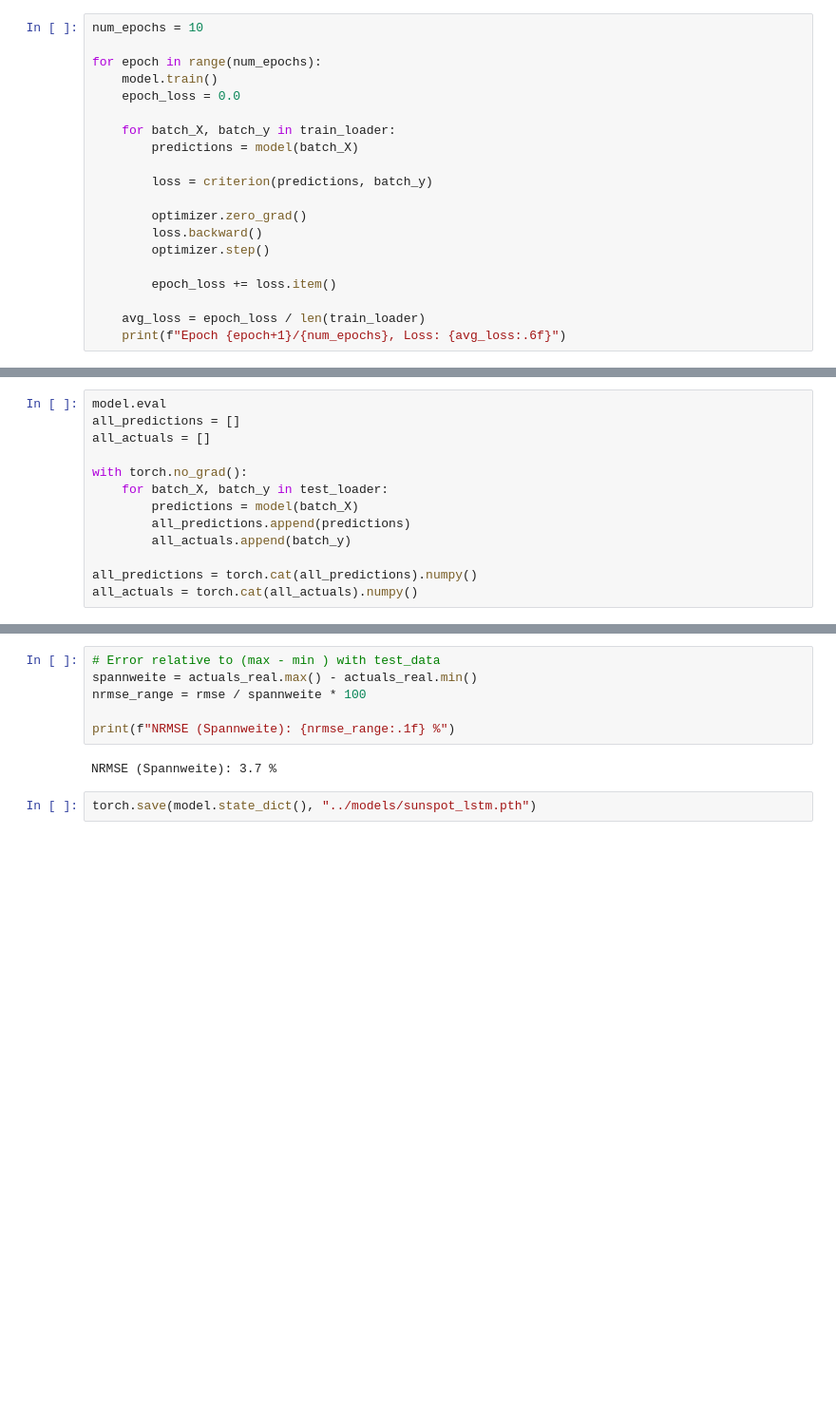
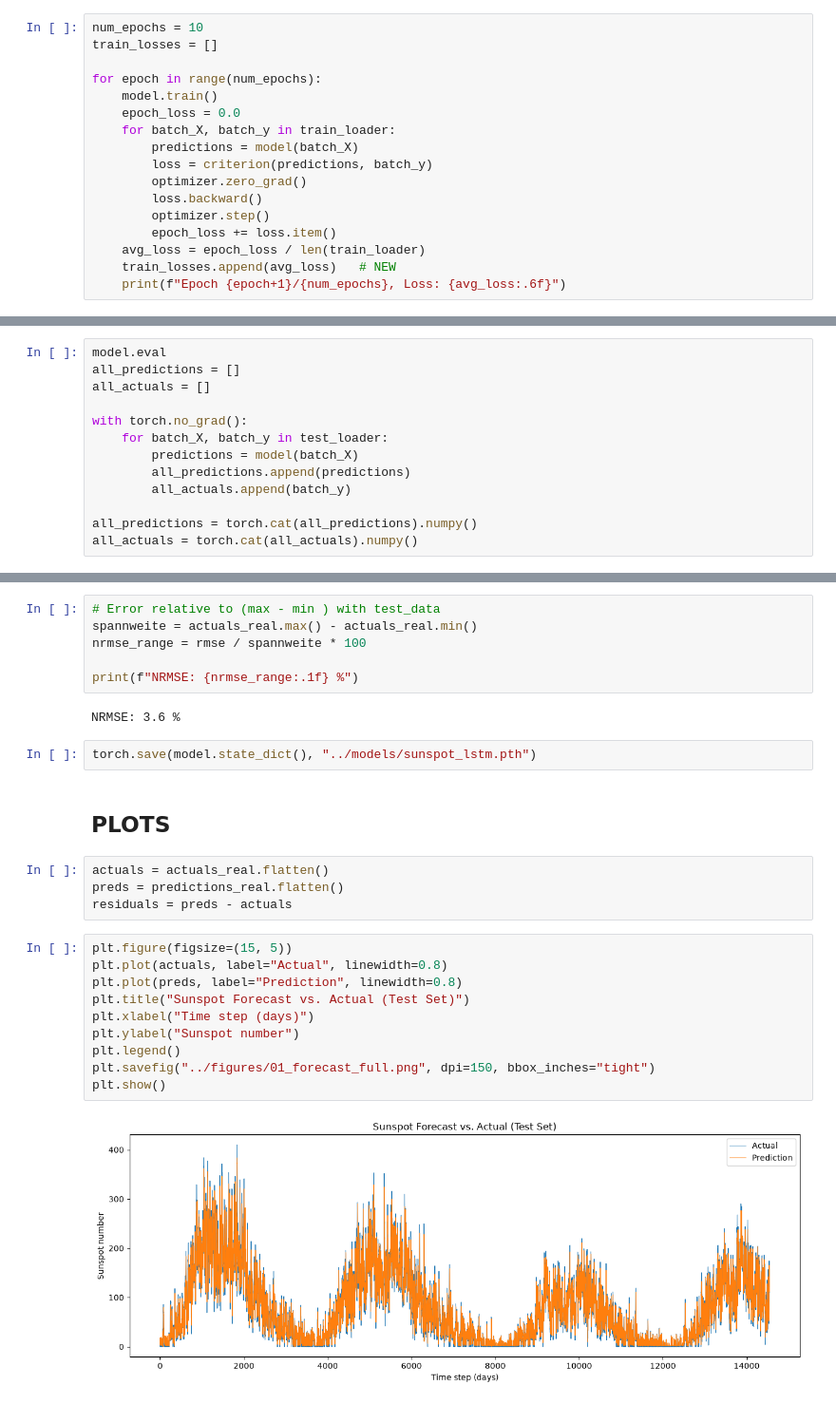
Before and after one commit to nanare-sudo/sunspot-lstm-forecasting, a Jupyter notebook: notebooks/02_preprocessing_and_model.ipynb, the cells around one changed output, grey strips where cells are left out. Shown at 95% size. Saved outputs shown, nothing was run; the diff lists cells and outputs as text; blank space fills up the shorter version.

Commit message:
Add evaluation plots to figures folder

```diff
--- a/notebooks/02_preprocessing_and_model.ipynb
+++ b/notebooks/02_preprocessing_and_model.ipynb
@@ -116,22 +116,19 @@ criterion = nn.MSELoss()
 optimizer = torch.optim.Adam(model.parameters(), lr=.001)
 # %%
 num_epochs = 10
+train_losses = []
 
 for epoch in range(num_epochs):
     model.train()
     epoch_loss = 0.0
-
     for batch_X, batch_y in train_loader:
         predictions = model(batch_X)
-
         loss = criterion(predictions, batch_y)
-
         optimizer.zero_grad()
         loss.backward()
         optimizer.step()
-
         epoch_loss += loss.item()
-
     avg_loss = epoch_loss / len(train_loader)
+    train_losses.append(avg_loss)   # NEW
     print(f"Epoch {epoch+1}/{num_epochs}, Loss: {avg_loss:.6f}")
 # %% [output]
@@ -181,8 +170,26 @@ RMSE: 15.30 Sonnenflecken
 spannweite = actuals_real.max() - actuals_real.min()
 nrmse_range = rmse / spannweite * 100
 
-print(f"NRMSE (Spannweite): {nrmse_range:.1f} %")
+print(f"NRMSE: {nrmse_range:.1f} %")
 # %% [output]
-NRMSE (Spannweite): 3.7 %
+NRMSE: 3.6 %
 # %%
 torch.save(model.state_dict(), "../models/sunspot_lstm.pth")
+# %% [markdown]
+## PLOTS
+# %%
+actuals = actuals_real.flatten()
+preds = predictions_real.flatten()
+residuals = preds - actuals
+# %%
+plt.figure(figsize=(15, 5))
+plt.plot(actuals, label="Actual", linewidth=0.8)
+plt.plot(preds, label="Prediction", linewidth=0.8)
+plt.title("Sunspot Forecast vs. Actual (Test Set)")
+plt.xlabel("Time step (days)")
+plt.ylabel("Sunspot number")
+plt.legend()
+plt.savefig("../figures/01_forecast_full.png", dpi=150, bbox_inches="tight")
+plt.show()
+# %% [output]
+[figure, added]
```
Also changed, not shown: parts of 8 cells of this notebook, 8 other files.
